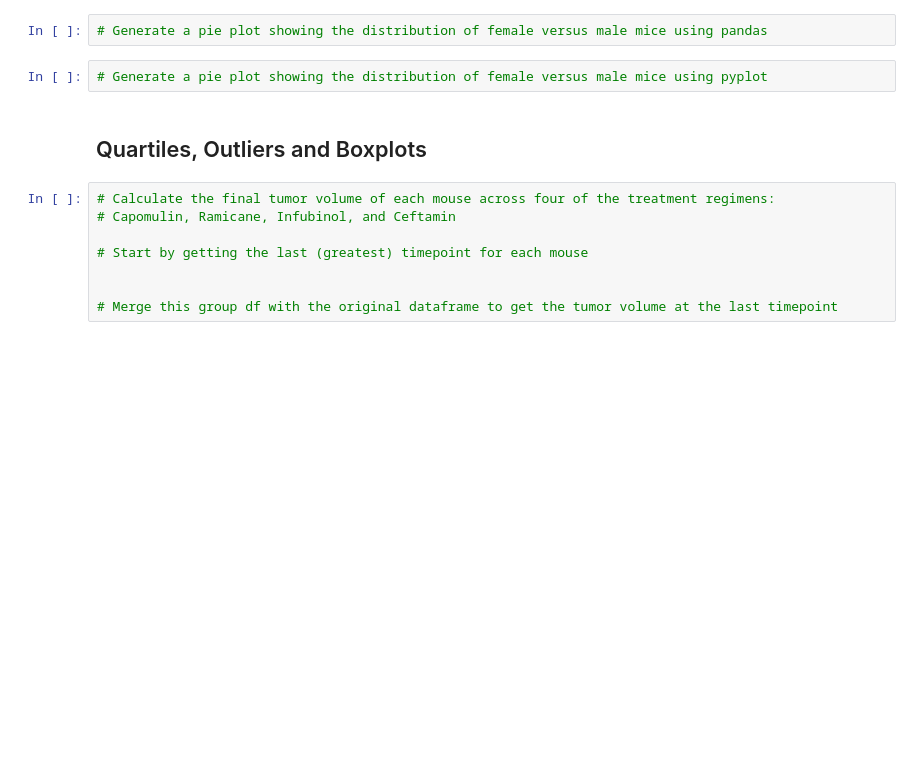
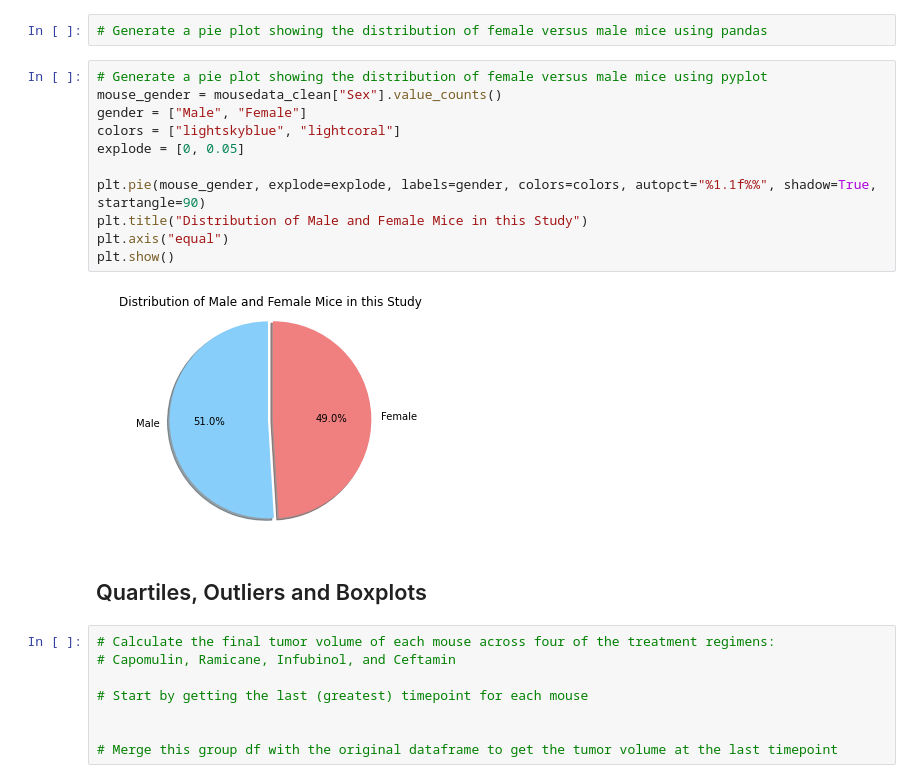
Before and after one commit to MaryColasanto/Pymaceuticals, a Jupyter notebook: pymaceuticals_starter.ipynb, the cells around one changed output. Drawn from its saved outputs; the diff is of its cells as text; blank space fills up the shorter version.

```diff
--- a/pymaceuticals_starter.ipynb
+++ b/pymaceuticals_starter.ipynb
@@ -117,7 +128,18 @@ drug_stats
 # %%
 # Generate a pie plot showing the distribution of female versus male mice using pandas
-# %%
-# Generate a pie plot showing the distribution of female versus male mice using pyplot
+# %%
+# Generate a pie plot showing the distribution of female versus male mice using pyplot
+mouse_gender = mousedata_clean["Sex"].value_counts()
+gender = ["Male", "Female"]
+colors = ["lightskyblue", "lightcoral"]
+explode = [0, 0.05]
+
+plt.pie(mouse_gender, explode=explode, labels=gender, colors=colors, autopct="%1.1f%%", shadow=True, startangle=90)
+plt.title("Distribution of Male and Female Mice in this Study")
+plt.axis("equal")
+plt.show()
+# %% [output]
+[figure, added]
 # %% [markdown]
 ## Quartiles, Outliers and Boxplots
 # %%
```
Also changed, not shown: parts of 1 cell of this notebook.
